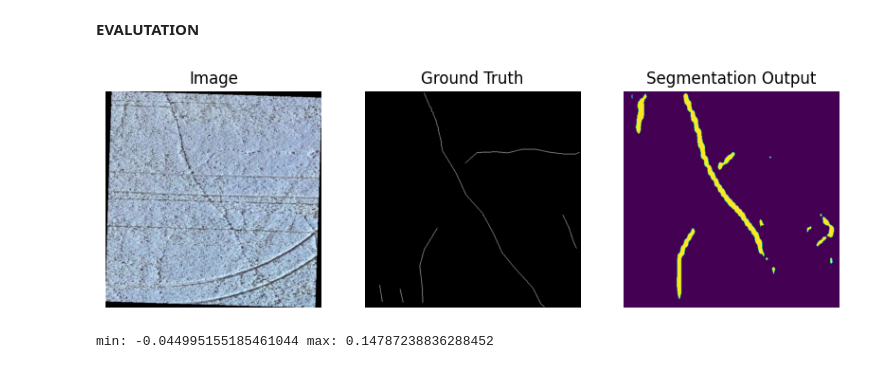
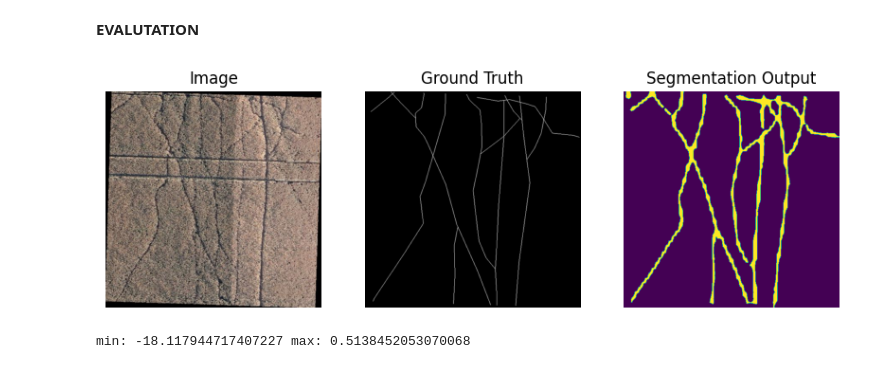
Before and after one commit to Stanly-Jiang/Animal-Trail-Segmentation, a Jupyter notebook: DeepLabV3.ipynb, the cells around one changed output. Saved outputs shown, nothing was run; the diff lists cells and outputs as text; code cells hidden in the pictures.

Commit message:
freezing backbone & visualization

```diff
--- a/DeepLabV3.ipynb
+++ b/DeepLabV3.ipynb
@@ -39,8 +39,8 @@ import matplotlib.pyplot as plt
 import cv2
 import pandas as pd
 
-#model = torch.load('./experiments/weightsaugfrozenlr3MONSTER.pt')
-model = torch.load('./experiments/weightsaugfrozenlr5e4MONSTER.pt')
+model = torch.load('./experiments/best/lr1e-4BCE.pt')
+# model = torch.load('./experiments/weightsaugfrozenlr5e4MONSTER.pt')
 #model = torch.load('./experiments/weightsnoaugGREAT.pt')
 # Set the model to evaluate mode
 model.eval()
@@ -65,35 +65,37 @@ DeepLabV3(
 # %% [markdown]
 **EVALUTATION**
 # %%
-ino = 56
+ino = 2
 # Read  a sample image and mask from the data-set (ino is index no.)
 
-img = cv2.imread(f'./data/train_data/Images/{ino:03d}.jpg').transpose(2,0,1).reshape(1,3,512,512)
+img = cv2.imread(f'./data/train_data/Images/{ino:03d}.jpg')
+img = cv2.cvtColor(img, cv2.COLOR_BGR2RGB)  # Convert from BGR format (OpenCV default) to RGB
+img = img.transpose(2, 0, 1).reshape(1, 3, 512, 512)
 mask = cv2.imread(f'./data/train_data/Masks/{ino:03d}_label.PNG')
 with torch.no_grad():
     a = model(torch.from_numpy(img).type(torch.cuda.FloatTensor)/255)
 # %%
 # Plot the input image, ground truth and the predicted output
 plt.figure(figsize=(10,10));
 plt.subplot(131);
 plt.imshow(img[0,...].transpose(1,2,0));
 plt.title('Image')
 plt.axis('off');
 plt.subplot(132);
 plt.imshow(mask);
 plt.title('Ground Truth')
 plt.axis('off');
 plt.subplot(133);
-plt.imshow(a['out'].cpu().detach().numpy()[0][0]>0.03);
+plt.imshow(a['out'].cpu().detach().numpy()[0][0]>-3);
 plt.title('Segmentation Output')
 plt.axis('off');
 plt.savefig('./SegmentationOutput.png',bbox_inches='tight')
 # %% [output]
-[figure, old version]
+[figure, new version]
 # %%
 import numpy as np
 Max = np.max(a['out'].cpu().detach().numpy()[0][0])
 Min = np.min(a['out'].cpu().detach().numpy()[0][0])
 print(f"min: {Min} max: {Max}")
 # %% [output]
-min: -0.044995155185461044 max: 0.14787238836288452
+min: -18.117944717407227 max: 0.5138452053070068
```
Also changed, not shown: 1 other file.
